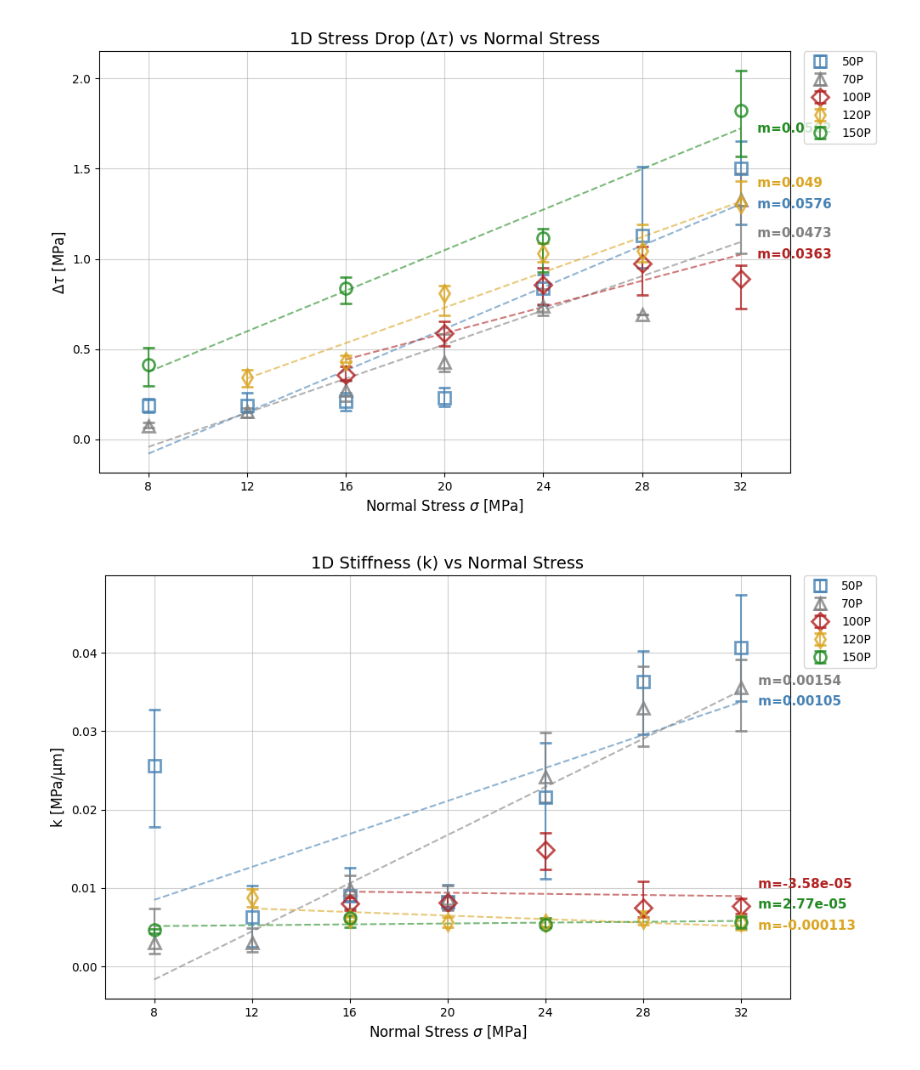
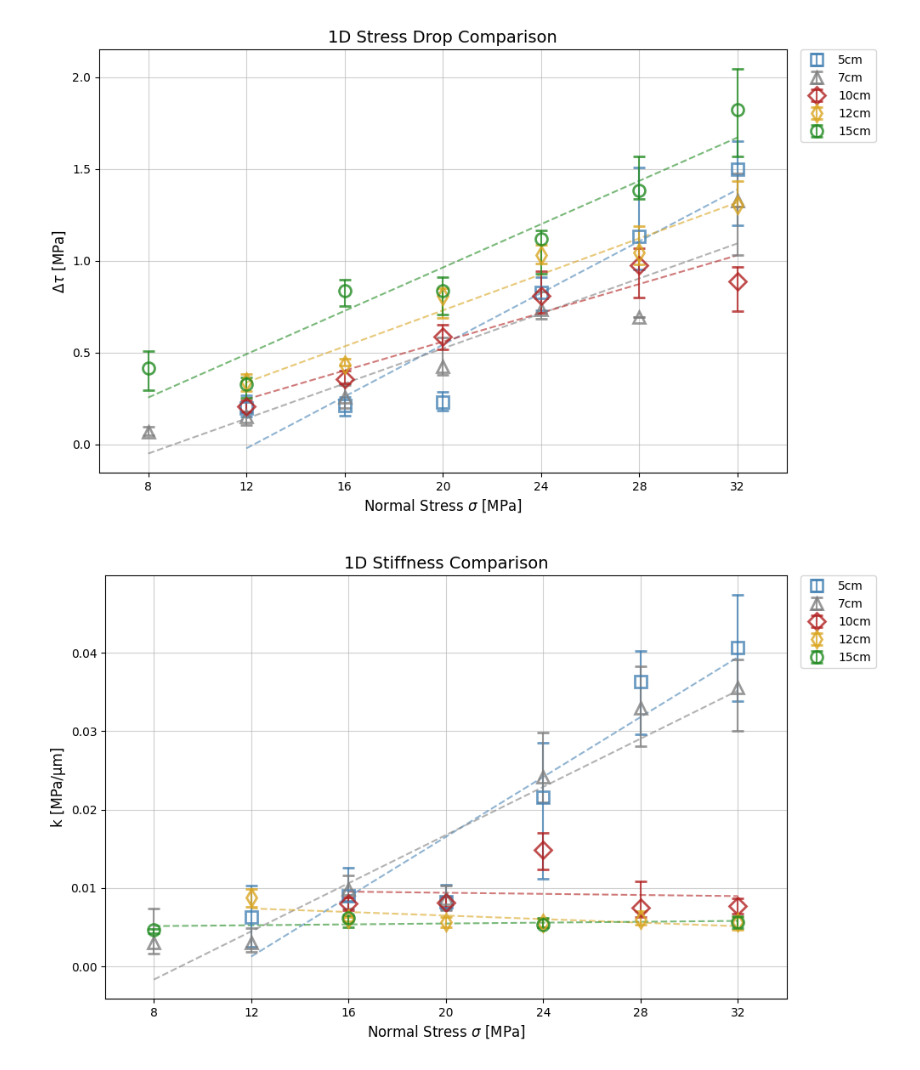
Before and after one commit to Potter0427/labquake_explorer_re, a Jupyter notebook: export h5/1D_Summary_Plots.ipynb, the cells around one changed output. Cells and saved outputs as stored; diff of their text form; code cells hidden in the pictures.

Commit message:
feat: create 1D_Summary_Plots notebook to visualize experimental data metrics against normal stress

```diff
--- a/export h5/1D_Summary_Plots.ipynb
+++ b/export h5/1D_Summary_Plots.ipynb
@@ -11,11 +11,11 @@ import re
 base_dir = r"C:\experiment\1D"
 
 experiments = [
-    {"file": os.path.join(base_dir, "t0103", "t0103.csv"), "color": "steelblue"   , "marker": "s", "group": "50P"},
-    {"file": os.path.join(base_dir, "t0104", "t0104.csv"), "color": "gray"        , "marker": "^", "group": "70P"},
-    {"file": os.path.join(base_dir, "t0105", "t0105.csv"), "color": "firebrick"   , "marker": "D", "group": "100P"},
-    {"file": os.path.join(base_dir, "t0106", "t0106.csv"), "color": "GoldEnrod"   , "marker": "d", "group": "120P"},
-    {"file": os.path.join(base_dir, "t0100", "t0100.csv"), "color": "ForestGreen" , "marker": "o", "group": "150P"},
+    {"file": os.path.join(base_dir, "t0103", "t0103.csv"), "color": "steelblue"   , "marker": "s", "group": "5cm"},
+    {"file": os.path.join(base_dir, "t0104", "t0104.csv"), "color": "gray"        , "marker": "^", "group": "7cm"},
+    {"file": os.path.join(base_dir, "t0105", "t0105.csv"), "color": "firebrick"   , "marker": "D", "group": "10cm"},
+    {"file": os.path.join(base_dir, "t0106", "t0106.csv"), "color": "GoldEnrod"   , "marker": "d", "group": "12cm"},
+    {"file": os.path.join(base_dir, "t0100", "t0100.csv"), "color": "ForestGreen" , "marker": "o", "group": "15cm"},
     # {"file": os.path.join(base_dir, "t0107", "t0107.csv"), "color": "purple"     , "marker": "v", "group": "150P"}
 ]
 
@@ -46,7 +46,7 @@ def process_data(target_metric):
         if 'skipped' in df.columns:
             df = df[df['skipped'] != 'YES'].copy()
 
-        if 'k' in df.columns:
+        if target_metric == 'k' and 'k' in df.columns:
             df = df[pd.to_numeric(df['k'], errors='coerce') >= 0]
 
         if target_metric not in df.columns:
@@ -89,9 +89,6 @@ def process_delta_data():
         if 'skipped' in df.columns:
             df = df[df['skipped'] != 'YES'].copy()
 
-        if 'k' in df.columns:
-            df = df[pd.to_numeric(df['k'], errors='coerce') >= 0]
-
         # 檢查必要欄位
         required_cols = ['delta_E2', 'delta_E3', 'delta_E4']
         if not all(c in df.columns for c in required_cols):
@@ -175,19 +172,19 @@ def plot_metric(target_metric, title, ylabel, use_delta=False):
             })
 
 
-    # Draw non-overlapping trend line labels
-    if texts_to_draw:
-        y_min, y_max = ax.get_ylim() if ax.get_ylim() else (0, 1)
-        y_range = y_max - y_min
-        min_dist = y_range * 0.05
+    # # Draw non-overlapping trend line labels
+    # if texts_to_draw:
+    #     y_min, y_max = ax.get_ylim() if ax.get_ylim() else (0, 1)
+    #     y_range = y_max - y_min
+    #     min_dist = y_range * 0.05
 
-        texts_to_draw.sort(key=lambda t: t['y'])
-        for i in range(1, len(texts_to_draw)):
-            if texts_to_draw[i]['y'] - texts_to_draw[i-1]['y'] < min_dist:
-                texts_to_draw[i]['y'] = texts_to_draw[i-1]['y'] + min_dist
+    #     texts_to_draw.sort(key=lambda t: t['y'])
+    #     for i in range(1, len(texts_to_draw)):
+    #         if texts_to_draw[i]['y'] - texts_to_draw[i-1]['y'] < min_dist:
+    #             texts_to_draw[i]['y'] = texts_to_draw[i-1]['y'] + min_dist
 
-        for t in texts_to_draw:
-            ax.text(t['x'], t['y'], t['text'], color=t['color'], fontsize=11, fontweight='bold', va='center')
+    #     for t in texts_to_draw:
+    #         ax.text(t['x'], t['y'], t['text'], color=t['color'], fontsize=11, fontweight='bold', va='center')
 
     ax.set_xlabel(r'Normal Stress $\sigma$ [MPa]', fontsize=12)
     ax.set_ylabel(ylabel, fontsize=12)
@@ -315,13 +312,13 @@ def plot_metric_by_group(target_metric, title, ylabel, use_delta=False):
     plt.show()
 # %%
 # ========= 5. 繪製 Tau Drop =========
-plot_metric('delta_tau', r'1D Stress Drop ($\Delta\tau$) vs Normal Stress', r'$\Delta\tau$ [MPa]')
+plot_metric('delta_tau', r'1D Stress Drop Comparison', r'$\Delta\tau$ [MPa]')
 # %% [output]
-[figure, old version]
+[figure, new version]
 # %%
 # ========= 6. 繪製 K Stiffness =========
-plot_metric('k', '1D Stiffness (k) vs Normal Stress', 'k [MPa/\u03bcm]')
+plot_metric('k', '1D Stiffness Comparison', 'k [MPa/\u03bcm]')
 # %% [output]
-[figure, old version]
+[figure, new version]
 # %%
 # ========= 7. 繪製 Delta (E2+E3+E4 平均) =========
```
Also changed, not shown: parts of 5 cells of this notebook.
